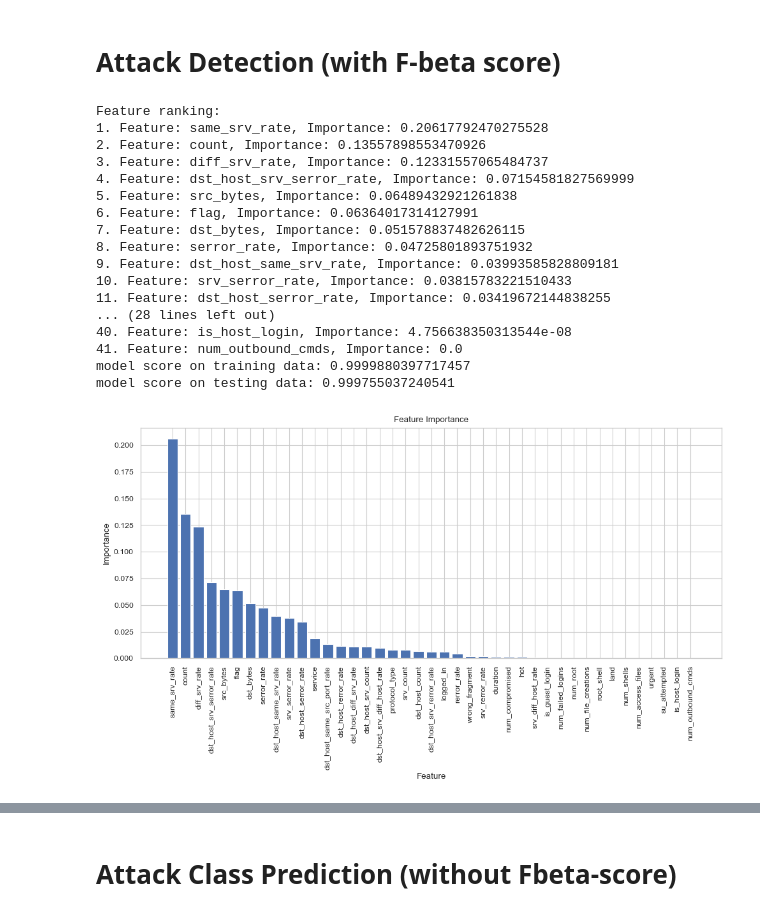
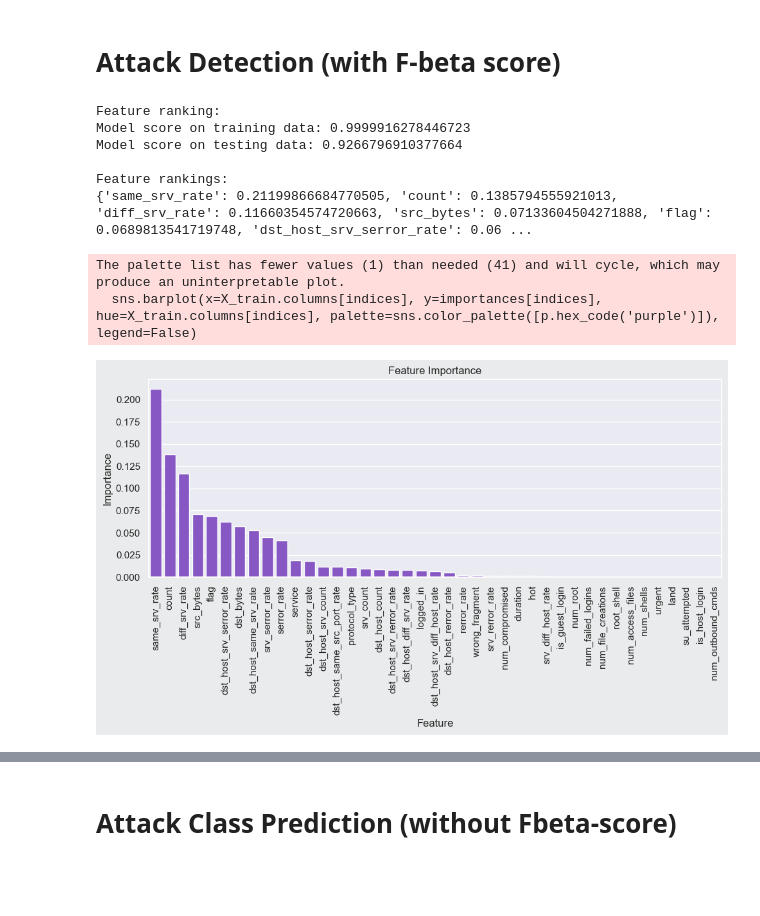
Before and after one commit to WildCodeWolf/Your-Data-Is-Mine, a Jupyter notebook: networktraffic-FeatureImportance.ipynb, the cells around one changed output, grey strips where cells are left out. Saved outputs shown, nothing was run; the diff lists cells and outputs as text; code cells hidden in the pictures; blank space fills up the shorter version.

```diff
--- a/networktraffic-FeatureImportance.ipynb
+++ b/networktraffic-FeatureImportance.ipynb
@@ -7,6 +7,5 @@ from sklearn.model_selection import train_test_split
 from sklearn.ensemble import RandomForestClassifier
 from sklearn.metrics import accuracy_score, fbeta_score
 from sklearn.preprocessing import OneHotEncoder, LabelEncoder
-
-sns.set_theme(style='whitegrid', context='paper')
+import presentation as p
 # %%
@@ -23,6 +22,11 @@ training_df.head()
 | 3 | 0 | tcp | http | SF | 233 | 2032 | 0 | 0 | 0 | ... |
 | 4 | 0 | tcp | http | SF | 239 | 486 | 0 | 0 | 0 | ... |
 5 rows × 43 columns
+# %%
+# Create column to verify if it is an attack or not
+training_df['is_attack'] = training_df.target.map(lambda a_type: a_type != 'normal')
+testing_df['is_attack'] = testing_df.target.map(lambda a_type: a_type != 'normal')
+complete_df['is_attack'] = complete_df.target.map(lambda a_type: a_type != 'normal')
 # %%
 # Label encode the target and categorical variables
 categorical_columns = ['protocol_type', 'service', 'flag', 'target', 'attack_class']
@@ -37,61 +51,56 @@ for col in categorical_columns:
 # Attack Detection (with F-beta score)
 # %%
 # Split data into features (X) and target (y)
-X_train = training_df.drop(['target', 'attack_class'], axis=1)
-y_train = training_df['target']
+X_train = training_df.drop(['target', 'attack_class', 'is_attack'], axis=1)
+y_train = training_df['is_attack']
 
-X_test = testing_df.drop(['target', 'attack_class'], axis=1)
-y_test = testing_df['target']
-
-X_complete = complete_df.drop(['target', 'attack_class'], axis=1)
-y_complete = complete_df['target']
-
-X_train_split, X_test_split, y_train_split, y_test_split = train_test_split(X_train, y_train, test_size=0.3, random_state=404, stratify=y_train)
+X_test = testing_df.drop(['target', 'attack_class', 'is_attack'], axis=1)
+y_test = testing_df['is_attack']
 # %%
 # Train a RandomForestClassifier
 rf = RandomForestClassifier(n_estimators=100, random_state=404, n_jobs=-1)
-rf.fit(X_train_split, y_train_split)
+rf.fit(X_train, y_train)
 
 # Extract feature importances
 importances = rf.feature_importances_
 indices = np.argsort(importances)[::-1]
 
-# Print feature importances in descending order
+feature_rankings = {}
+# Print feature importances in descending order and store in dictionary
 print("Feature ranking:")
 for rank, idx in enumerate(indices):
-    print(f"{rank + 1}. Feature: {X_train_split.columns[idx]}, Importance: {importances[idx]}")
+    feature_name = X_train.columns[idx]
+    importance_value = importances[idx]
+    feature_rankings[feature_name] = importance_value
+    #print(f"{rank + 1}. Feature: {feature_name}, Importance: {importance_value}")
 
-print(f"model score on training data: {rf.score(X_train_split, y_train_split)}")
-print(f"model score on testing data: {rf.score(X_test_split, y_test_split)}")
+# Print model scores
+print(f"Model score on training data: {rf.score(X_train, y_train)}")
+print(f"Model score on testing data: {rf.score(X_test, y_test)}")
+
+# Print feature rankings as dictionary
+print("\nFeature rankings:")
+print(feature_rankings)
 # %% [output]
 Feature ranking:
-1. Feature: same_srv_rate, Importance: 0.20617792470275528
-2. Feature: count, Importance: 0.13557898553470926
-3. Feature: diff_srv_rate, Importance: 0.12331557065484737
-4. Feature: dst_host_srv_serror_rate, Importance: 0.07154581827569999
-5. Feature: src_bytes, Importance: 0.06489432921261838
-6. Feature: flag, Importance: 0.06364017314127991
-7. Feature: dst_bytes, Importance: 0.051578837482626115
-8. Feature: serror_rate, Importance: 0.04725801893751932
-9. Feature: dst_host_same_srv_rate, Importance: 0.03993585828809181
-10. Feature: srv_serror_rate, Importance: 0.03815783221510433
-11. Feature: dst_host_serror_rate, Importance: 0.03419672144838255
-... (28 lines left out)
-40. Feature: is_host_login, Importance: 4.756638350313544e-08
-41. Feature: num_outbound_cmds, Importance: 0.0
-model score on training data: 0.9999880397717457
-model score on testing data: 0.999755037240541
+Model score on training data: 0.9999916278446723
+Model score on testing data: 0.9266796910377664
+
+Feature rankings:
+{'same_srv_rate': 0.21199866684770505, 'count': 0.1385794555921013, 'diff_srv_rate': 0.11660354574720663, 'src_bytes': 0.07133604504271888, 'flag': 0.0689813541719748, 'dst_host_srv_serror_rate': 0.06 ...
 # %%
 plt.figure(figsize=(10, 6))
-plt.bar(range(X_train_split.shape[1]), importances[indices], align='center')
-plt.xticks(range(X_train_split.shape[1]), X_train_split.columns[indices], rotation=90)
+sns.barplot(x=X_train.columns[indices], y=importances[indices], hue=X_train.columns[indices], palette=sns.color_palette([p.hex_code('purple')]), legend=False)
+plt.xticks(range(X_train.shape[1]), X_train.columns[indices], rotation=90)
 plt.xlabel('Feature')
 plt.ylabel('Importance')
 plt.title('Feature Importance')
 plt.tight_layout()
 plt.show()
 # %% [output]
+The palette list has fewer values (1) than needed (41) and will cycle, which may produce an uninterpretable plot.
+  sns.barplot(x=X_train.columns[indices], y=importances[indices], hue=X_train.columns[indices], palette=sns.color_palette([p.hex_code('purple')]), legend=False)
-[figure, old version]
+[figure, new version]
 # %%
 # Evaluate model performance with and without specific features
 def evaluate_model(features):
```
Also changed, not shown: parts of 6 cells of this notebook.
